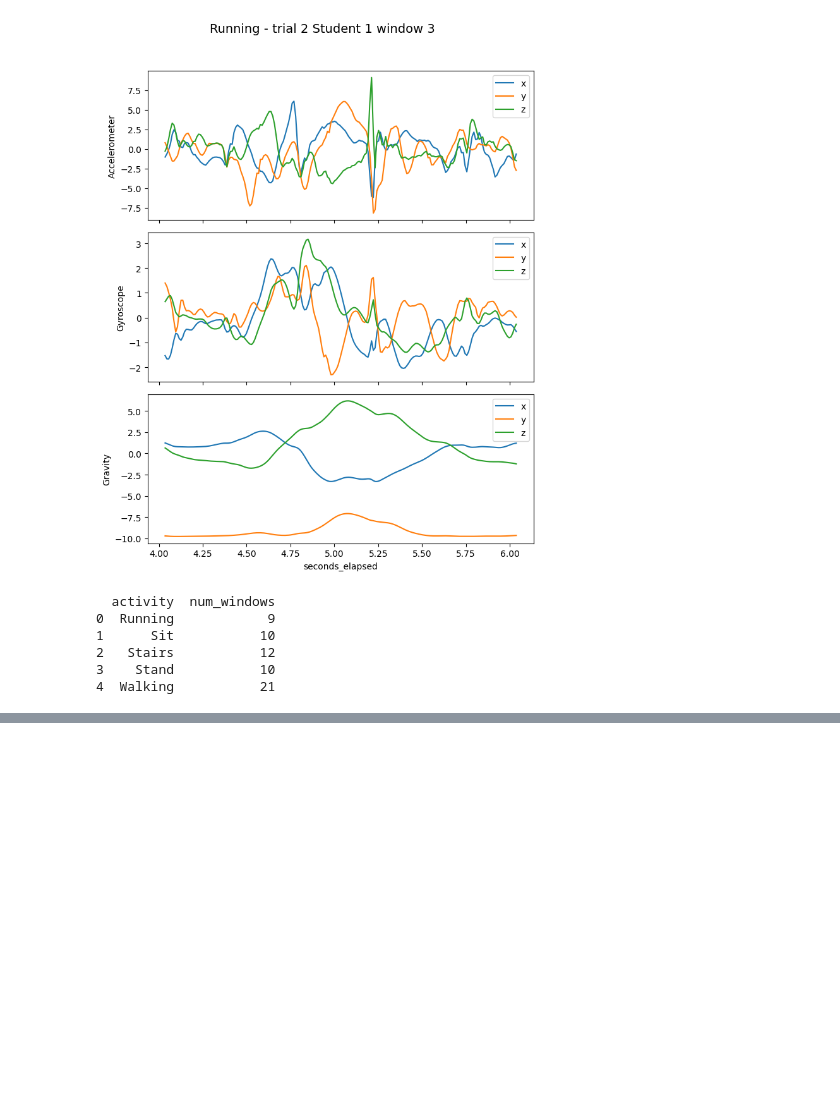
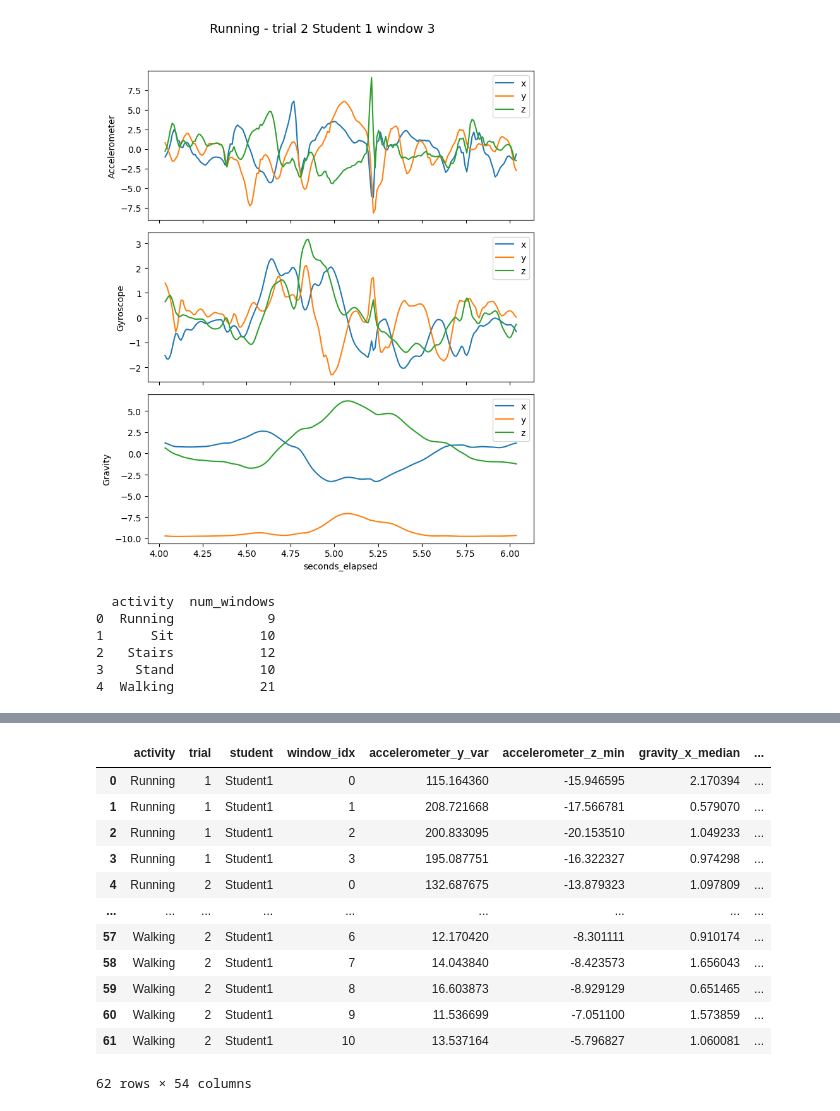
Before and after one commit to Szlj56/Data-Analysis-Assignment-1, a Jupyter notebook: Main.ipynb, the cells around one changed output, grey strips where cells are left out. Cells and saved outputs as stored; diff of their text form; code cells hidden in the pictures; blank space fills up the shorter version.

```diff
--- a/Main.ipynb
+++ b/Main.ipynb
@@ -494,0 +1115,17 @@ print(counts)
+# %%
+features_filtered = pd.read_csv("features_filtered.csv")
+features_filtered
+# %% [output]
+|  | activity | trial | student | window_idx | accelerometer_y_var | accelerometer_z_min | gravity_x_median | ... |
+| 0 | Running | 1 | Student1 | 0 | 115.164360 | -15.946595 | 2.170394 | ... |
+| 1 | Running | 1 | Student1 | 1 | 208.721668 | -17.566781 | 0.579070 | ... |
+| 2 | Running | 1 | Student1 | 2 | 200.833095 | -20.153510 | 1.049233 | ... |
+| 3 | Running | 1 | Student1 | 3 | 195.087751 | -16.322327 | 0.974298 | ... |
+| 4 | Running | 2 | Student1 | 0 | 132.687675 | -13.879323 | 1.097809 | ... |
+| ... | ... | ... | ... | ... | ... | ... | ... | ... |
+| 57 | Walking | 2 | Student1 | 6 | 12.170420 | -8.301111 | 0.910174 | ... |
+| 58 | Walking | 2 | Student1 | 7 | 14.043840 | -8.423573 | 1.656043 | ... |
+| 59 | Walking | 2 | Student1 | 8 | 16.603873 | -8.929129 | 0.651465 | ... |
+| 60 | Walking | 2 | Student1 | 9 | 11.536699 | -7.051100 | 1.573859 | ... |
+| 61 | Walking | 2 | Student1 | 10 | 13.537164 | -5.796827 | 1.060081 | ... |
+62 rows × 54 columns
```
Also changed, not shown: parts of 26 cells of this notebook, 4 other files.
